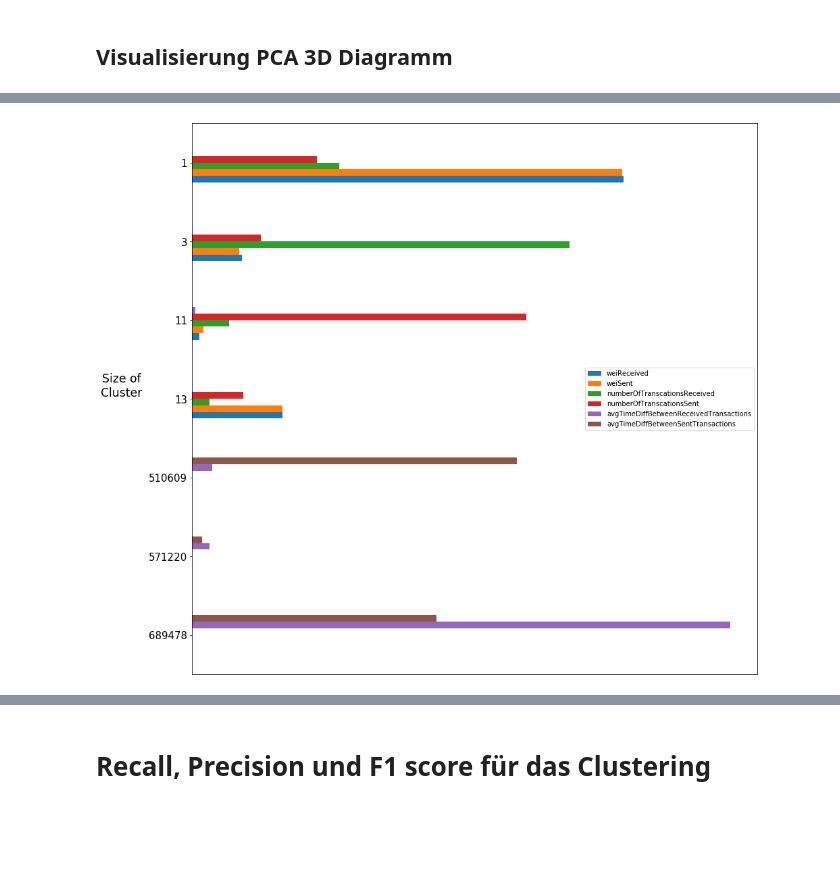
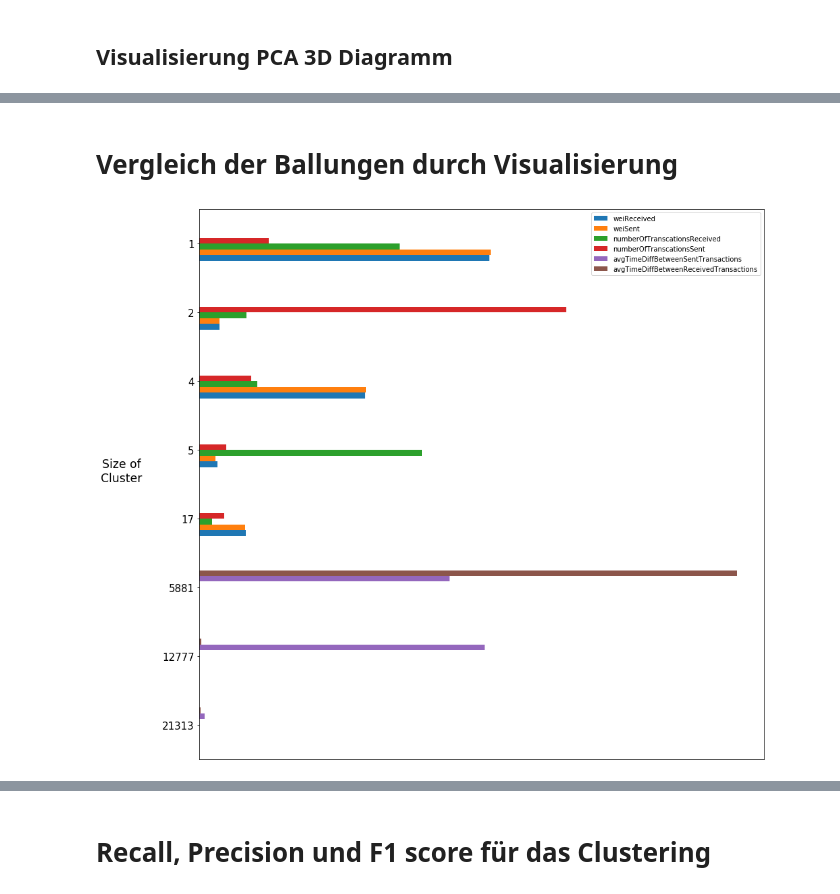
Before and after one commit to mgsgde/ethcluster, a Jupyter notebook: clusteranalysis.ipynb, the cells around one changed output, grey strips where cells are left out. Cells and saved outputs as stored; diff of their text form; code cells hidden in the pictures; blank space fills up the shorter version.

Commit message:
fixed bug with inconsistent cluster identitfier

```diff
--- a/clusteranalysis.ipynb
+++ b/clusteranalysis.ipynb
@@ -23,8 +25,9 @@ from enum import Enum
 class tableNames(Enum):
     features_sampleData= "features_sampleData"
     top40k_19_20_features = "top40k_19_20_features"
+    top40k_features = "top40k_features"
 
-current_table = tableNames.top40k_19_20_features.value
+current_table = tableNames.top40k_features.value
 # %%
 filename = '{}.json'.format(current_table)
 
@@ -32,18 +35,22 @@ if filename not in os.listdir("./data"):
     %env GOOGLE_APPLICATION_CREDENTIALS=./secrets/bigquery-service-account.json
     client = bigquery.Client()
     tableName = 'masterarbeit-245718.ethereum_us.{}'.format(current_table)
-    query = "SELECT * from `" + tableName+"`";
+    query = "SELECT * from `" + tableName +"`";
     query_job = client.query(query);
     start = time.time();
     data = query_job.result().to_dataframe();
+    data = data.fillna(0.)
+    addresses = data["address"]
     featureValues = data.drop("address", axis=1)
-    addresses = data["address"]
     done = time.time();
     elapsed = round(done - start);
     print("Time to retrieve data from BigQuery: {} Seconds.".format(elapsed))
     with open('./data/{}'.format(filename), 'w') as json_file:
-        json.dump(featureValues.to_dict(), json_file, use_decimal=True)
+        json.dump(data.to_dict(), json_file, use_decimal=True)
 else:
+    print("Loading data from local cache.")
     with open('./data/{}'.format(filename), "r") as file:
         file_content_json = json.load(file);
-    featureValues = pd.DataFrame(file_content_json)
+    data = pd.DataFrame(file_content_json)
+    addresses = data["address"]
+    featureValues = data.drop("address", axis=1)
@@ -184,4 +189,2 @@ The optimal number of clusters is 2.
 # %% [markdown]
 # Change optimal number manually
-# %%
-optimalNumberOfClusters = 7 # tmp
@@ -328,12 +361,16 @@ ax.w_zaxis.set_ticklabels([]);
+# %% [markdown]
+# Vergleich der Ballungen durch Visualisierung
 # %%
-clusterMeans = []
+cluster_means = []
 cluster_size = {}
 
 for i, center in enumerate(kmeans_opt.cluster_centers_):
     within_cluster_featureValues = featureValues[kmeans_opt.labels_==i]
     cluster_size[i] = len(within_cluster_featureValues)
-    clusterMeans.append(within_cluster_featureValues.mean())
+    cluster_means.append(within_cluster_featureValues.mean())
 
-cluster_data = pd.DataFrame(clusterMeans)
-cluster_data = cluster_data / cluster_data.sum()
+cluster_means = pd.DataFrame(cluster_means)
+cluster_data = cluster_means / cluster_means.sum()
+cluster_means["cluster_size"] = list(cluster_size.values())
+cluster_data["cluster_size"] = list(cluster_size.values())
 # %%
@@ -343,24 +384,29 @@ cluster_data = cluster_data.reset_index(drop=True)
 # %%
-ax = cluster_data.plot.barh(x="cluster_size" ,figsize=(15,15))
+cluster_data_for_plot1 = cluster_data.drop(columns=["cluster_size"])
+cluster_data_for_plot1 = cluster_data_for_plot1 / cluster_data_for_plot1.sum()
+cluster_data_for_plot1["cluster_size"] = cluster_data["cluster_size"]
+# cluster_data_for_plot1 = cluster_data_for_plot1.reset_index()
+
+ax = cluster_data_for_plot1.plot.barh(x="cluster_size" ,figsize=(15,15))
 
 ax.tick_params(
     which="major",
     axis='x',
     bottom=False
     )
 
 ax.tick_params(
     which="major",
     axis='y',
     labelsize=15
     )
 
 ylabels = ax.get_yticklabels()
 
 ax.set_xticklabels([])
-ylabel = ax.set_ylabel("Size of\nCluster", fontsize="xx-large", rotation=0, labelpad=40)
+ylabel = ax.set_ylabel("Size of\nCluster", fontsize="xx-large", rotation=0, labelpad=60)
 # %% [output]
-[figure, old version]
+[figure, new version]
 # %%
 from math import pi
 
```
Also changed, not shown: parts of 25 cells of this notebook.
